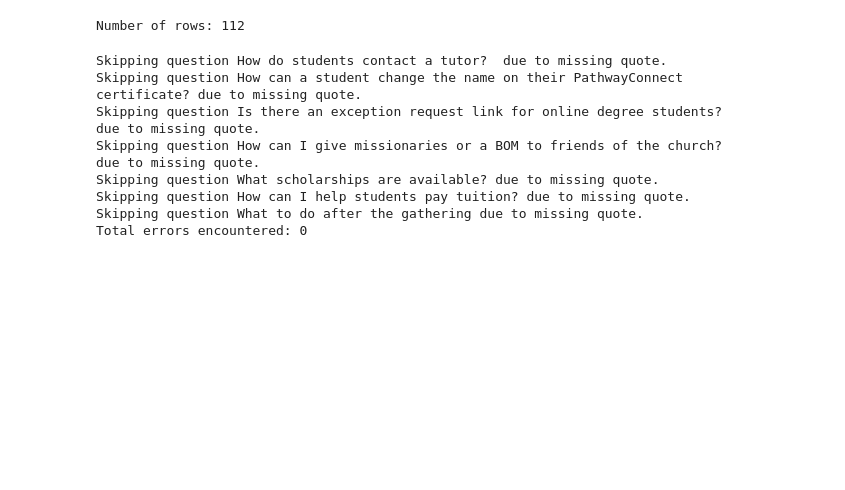
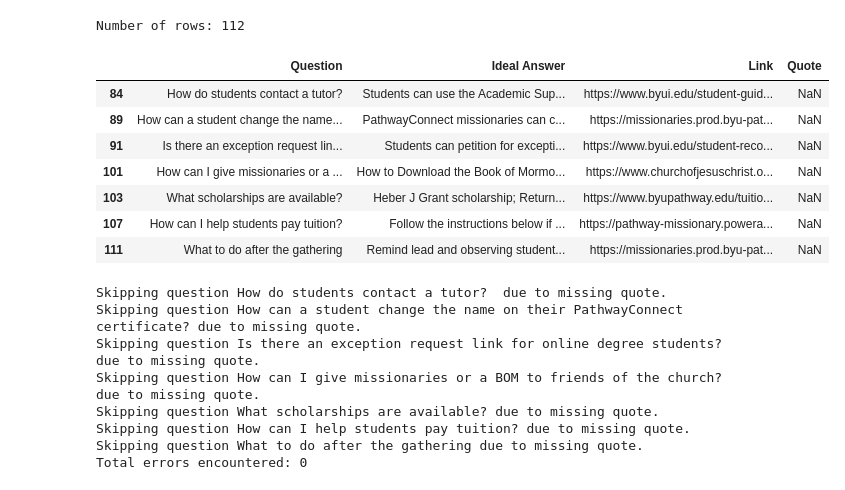
Before and after one commit to DallanQ/pathway-indexer, a Jupyter notebook: notebooks/hyperparam/with_chunks.ipynb, the cells around one changed output. Cells and saved outputs as stored; diff of their text form; code cells hidden in the pictures; blank space fills up the shorter version.

```diff
--- a/notebooks/hyperparam/with_chunks.ipynb
+++ b/notebooks/hyperparam/with_chunks.ipynb
@@ -212,6 +278,18 @@ df = df.dropna(subset=["Question"])
 print(f"Number of rows: {len(df)}")
 # %% [output]
 Number of rows: 112
+# %%
+# print rows with empty Quote
+df[df["Quote"].isnull()]
+# %% [output]
+|  | Question | Ideal Answer | Link | Quote |
+| 84 | How do students contact a tutor? | Students can use the Academic Sup... | https://www.byui.edu/student-guid... | NaN |
+| 89 | How can a student change the name... | PathwayConnect missionaries can c... | https://missionaries.prod.byu-pat... | NaN |
+| 91 | Is there an exception request lin... | Students can petition for excepti... | https://www.byui.edu/student-reco... | NaN |
+| 101 | How can I give missionaries or a ... | How to Download the Book of Mormo... | https://www.churchofjesuschrist.o... | NaN |
+| 103 | What scholarships are available? | Heber J Grant scholarship; Return... | https://www.byupathway.edu/tuitio... | NaN |
+| 107 | How can I help students pay tuition? | Follow the instructions below if ... | https://pathway-missionary.powera... | NaN |
+| 111 | What to do after the gathering | Remind lead and observing student... | https://missionaries.prod.byu-pat... | NaN |
 # %%
 ## ORIGINAL
 
```
Also changed, not shown: parts of 14 cells of this notebook, 4 other files.
